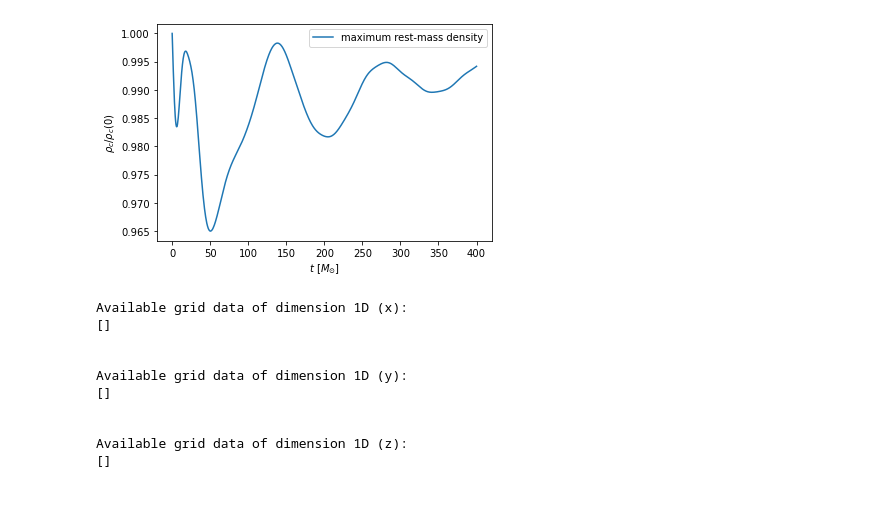
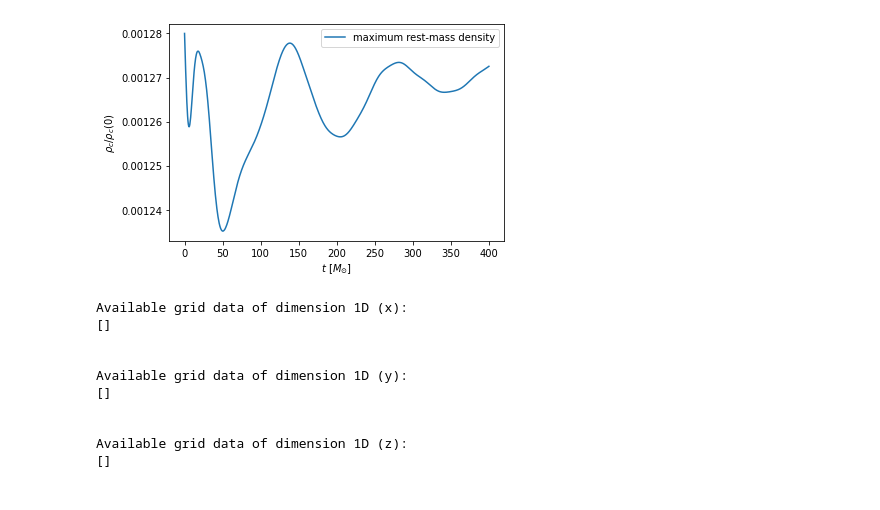
Before and after one commit to bgiacoma/notebooks, a Jupyter notebook: Einstein_Toolkit_Tutorials/ETK_TOV_plots.ipynb, the cells around one changed output. Cells and saved outputs as stored; diff of their text form; code cells hidden in the pictures.

Commit message:
updated the notebook to produce plots from the TOV simulation. It now uses only kuibit with the current commands.

```diff
--- a/Einstein_Toolkit_Tutorials/ETK_TOV_plots.ipynb
+++ b/Einstein_Toolkit_Tutorials/ETK_TOV_plots.ipynb
@@ -7,0 +9,5 @@ lin_data = np.genfromtxt("C:/Users/bgiacoma/Desktop/TOV_example/hydrobase-rho.ma
+# %%
+sim = sd.SimDir("./TOV_example/")
+# %%
+timeseries = sim.timeseries
+print(timeseries)
@@ -8,8 +33,10 @@ lin_data = np.genfromtxt("C:/Users/bgiacoma/Desktop/TOV_example/hydrobase-rho.ma
+# %%
+rho_max=timeseries.maximum.fields.rho
 # %%
-plt.plot(lin_data[:,1],lin_data[:,2]/lin_data[0,2], label="maximum rest-mass density")
+plt.plot(rho_max, label="maximum rest-mass density")
 plt.xlabel(r'$t$ [$M_{\odot}$]');
 plt.ylabel(r'$\rho_c / \rho_c(0)$');
 plt.legend();
 # %% [output]
-[figure, old version]
+[figure, new version]
 # %%
```
Also changed, not shown: parts of 6 cells of this notebook.
